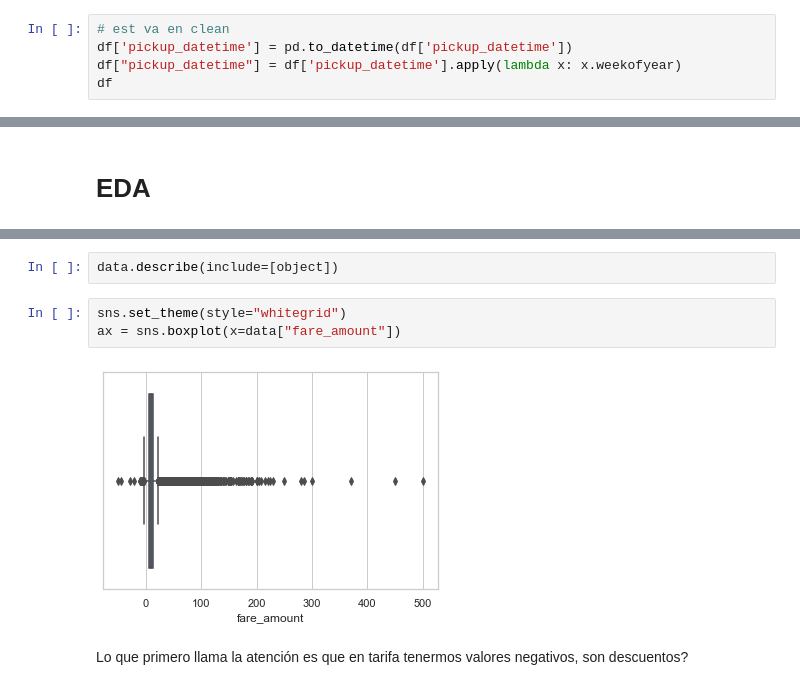
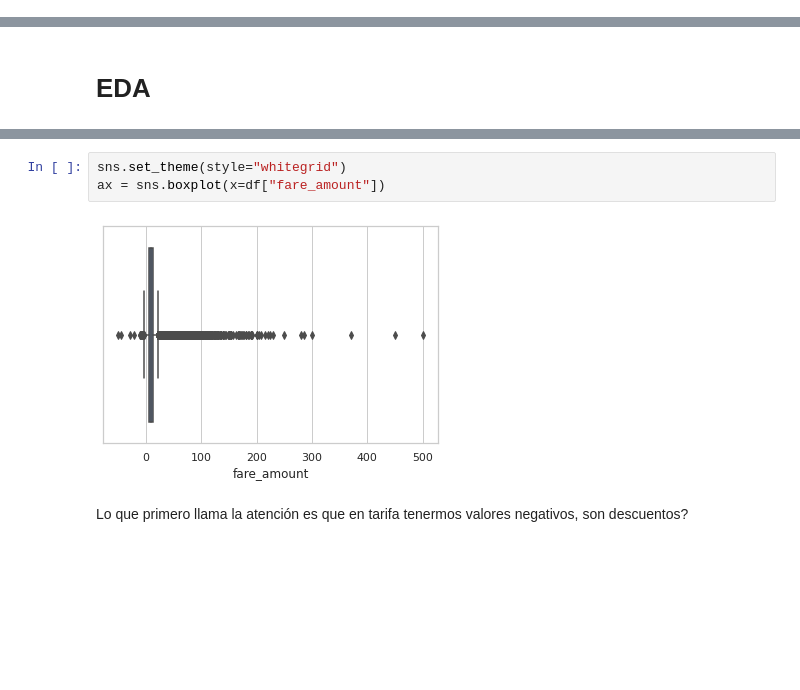
Before and after one commit to alonmar/New-York-City-Taxi-Fare-Prediction, a Jupyter notebook: EDA.ipynb, the cells around one changed output, grey strips where cells are left out. Cells and saved outputs as stored; diff of their text form; blank space fills up the shorter version.

```diff
--- a/EDA.ipynb
+++ b/EDA.ipynb
@@ -61,5 +41,0 @@ df
-# %%
-# est va en clean
-df['pickup_datetime'] = pd.to_datetime(df['pickup_datetime'])
-df["pickup_datetime"] = df['pickup_datetime'].apply(lambda x: x.weekofyear)
-df
@@ -136,9 +136,7 @@ data.describe()
-# %%
-data.describe(include=[object])
 # %%
 sns.set_theme(style="whitegrid")
-ax = sns.boxplot(x=data["fare_amount"])
+ax = sns.boxplot(x=df["fare_amount"])
 # %% [output]
-[figure, old version]
+[figure, new version]
 # %% [markdown]
 Lo que primero llama la atención es que en tarifa tenermos valores negativos, son descuentos?
```
Also changed, not shown: parts of 26 cells of this notebook, 4 other files.
